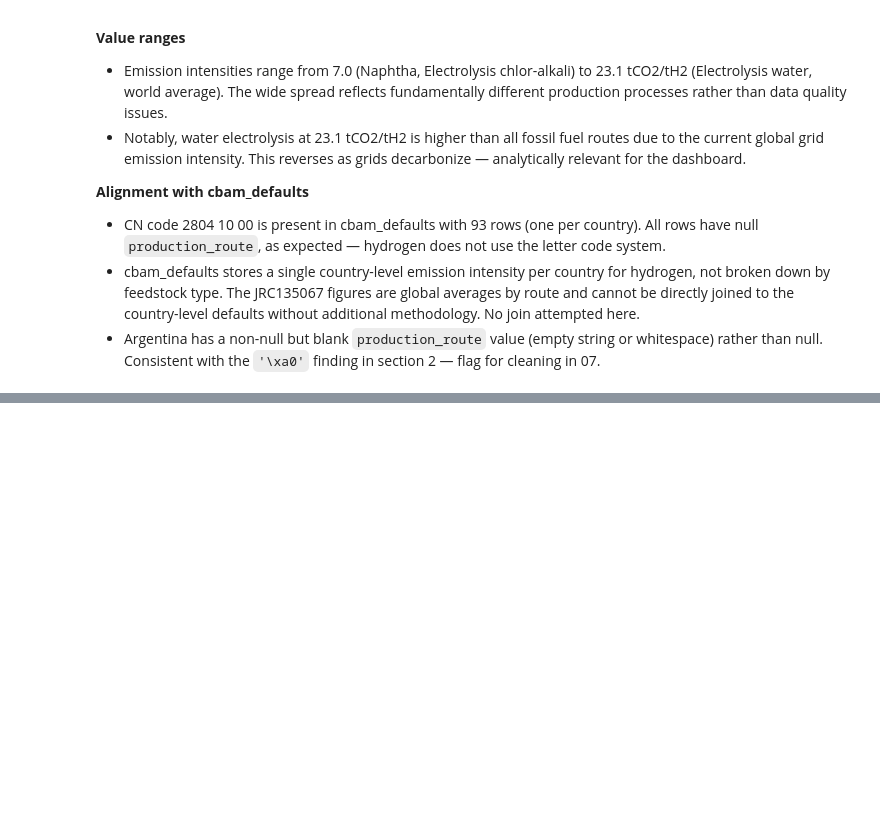
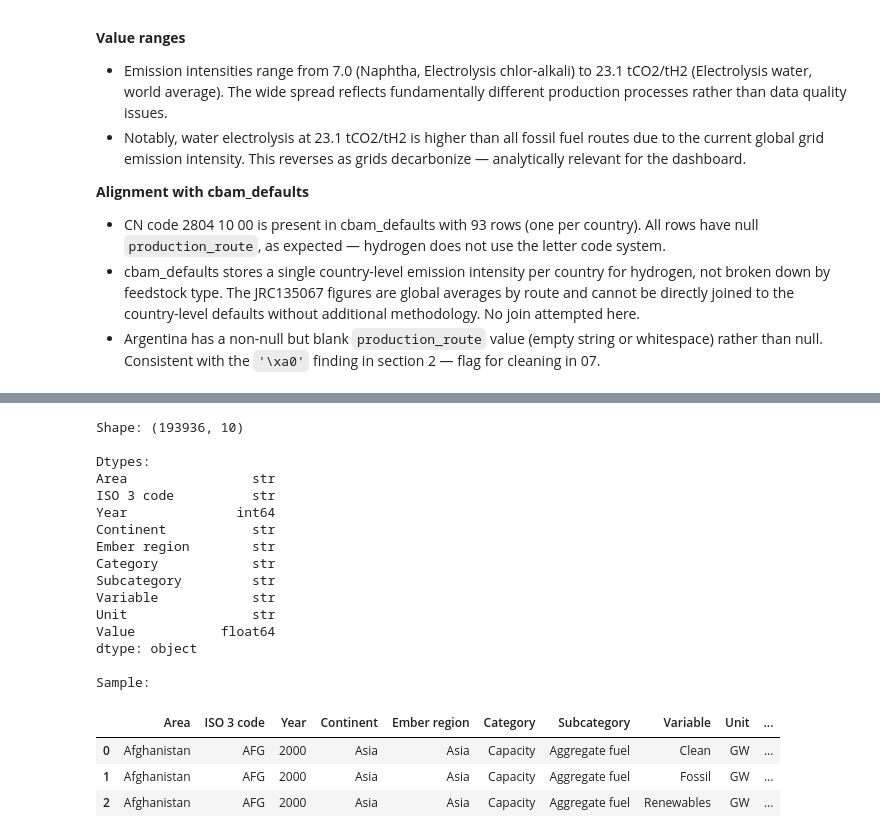
Before and after one commit to M1ck3yJ0/cbam-analysis, a Jupyter notebook: notebooks/06_assess_data.ipynb, the cells around one changed output, grey strips where cells are left out. Saved outputs shown, nothing was run; the diff lists cells and outputs as text; code cells hidden in the pictures; blank space fills up the shorter version.

```diff
--- a/notebooks/06_assess_data.ipynb
+++ b/notebooks/06_assess_data.ipynb
@@ -526,0 +763,28 @@ Australia 2804 10 00    Hydrogen           10.8200          10.8200
+# %%
+# Basic structure check — this is the largest dataset at ~194k rows
+print("Shape:", grid.shape)
+print("\nDtypes:")
+print(grid.dtypes)
+print("\nSample:")
+grid.head(3)
+# %% [output]
+Shape: (193936, 10)
+
+Dtypes:
+Area                str
+ISO 3 code          str
+Year              int64
+Continent           str
+Ember region        str
+Category            str
+Subcategory         str
+Variable            str
+Unit                str
+Value           float64
+dtype: object
+
+Sample:
+|  | Area | ISO 3 code | Year | Continent | Ember region | Category | Subcategory | Variable | Unit | ... |
+| 0 | Afghanistan | AFG | 2000 | Asia | Asia | Capacity | Aggregate fuel | Clean | GW | ... |
+| 1 | Afghanistan | AFG | 2000 | Asia | Asia | Capacity | Aggregate fuel | Fossil | GW | ... |
+| 2 | Afghanistan | AFG | 2000 | Asia | Asia | Capacity | Aggregate fuel | Renewables | GW | ... |
```
Also changed, not shown: parts of 22 cells of this notebook.
